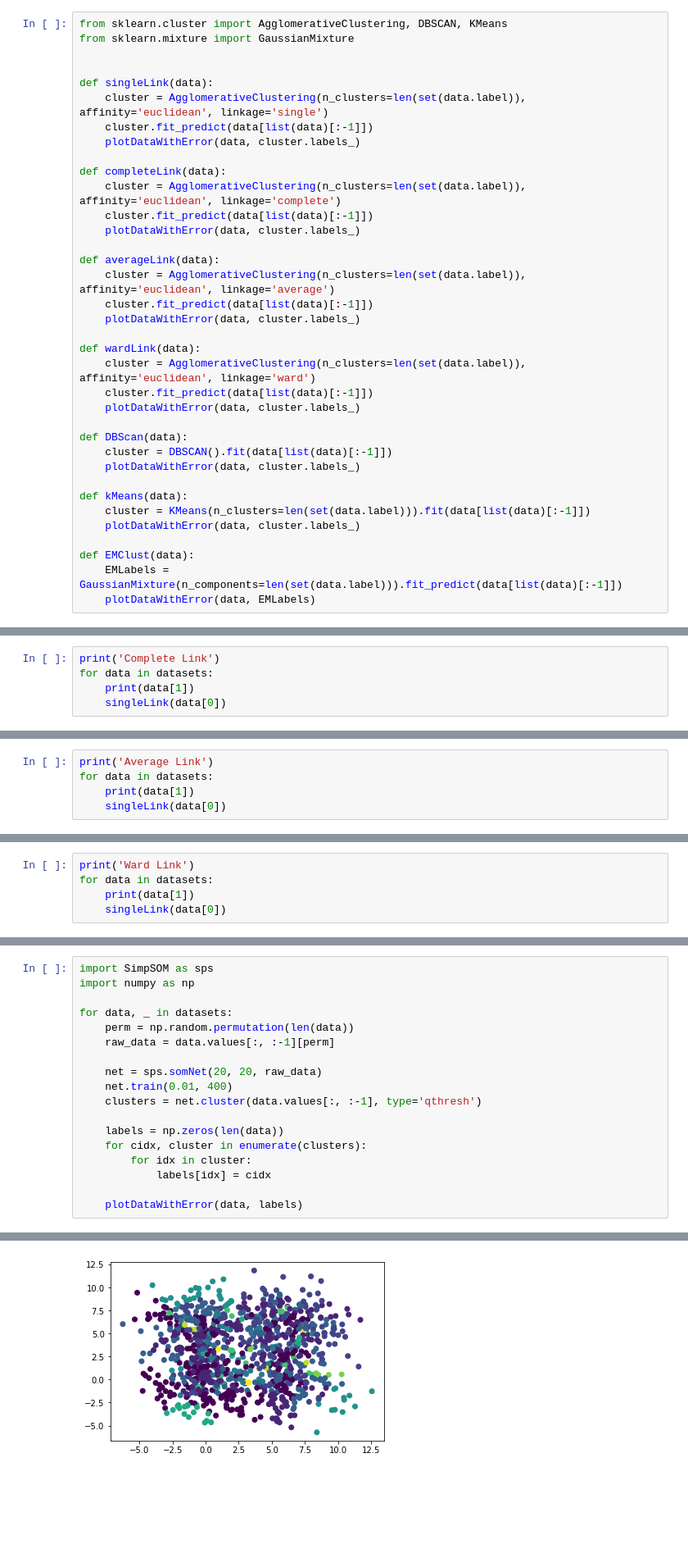
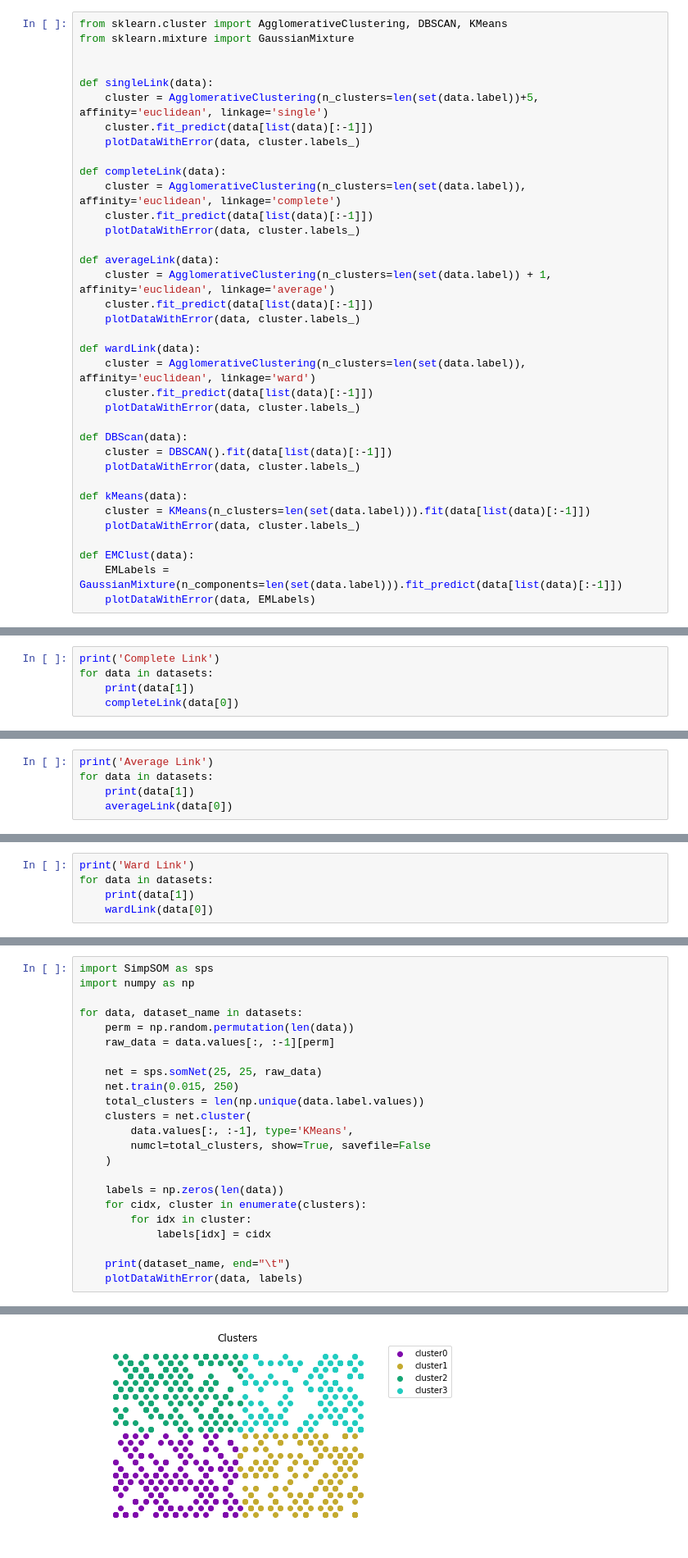
Before and after one commit to Djok216/DataMiningLaboratory, a Jupyter notebook: lab11/lab11.ipynb, the cells around one changed output, grey strips where cells are left out. Shown at 82% size. Saved outputs shown, nothing was run; the diff lists cells and outputs as text; blank space fills up the shorter version.

```diff
--- a/lab11/lab11.ipynb
+++ b/lab11/lab11.ipynb
@@ -67,7 +68,7 @@ from sklearn.mixture import GaussianMixture
 
 
 def singleLink(data):
-    cluster = AgglomerativeClustering(n_clusters=len(set(data.label)), affinity='euclidean', linkage='single')
+    cluster = AgglomerativeClustering(n_clusters=len(set(data.label))+5, affinity='euclidean', linkage='single')
     cluster.fit_predict(data[list(data)[:-1]])
     plotDataWithError(data, cluster.labels_)
 
@@ -77,7 +78,7 @@ def completeLink(data):
     plotDataWithError(data, cluster.labels_)
 
 def averageLink(data):
-    cluster = AgglomerativeClustering(n_clusters=len(set(data.label)), affinity='euclidean', linkage='average')
+    cluster = AgglomerativeClustering(n_clusters=len(set(data.label)) + 1, affinity='euclidean', linkage='average')
     cluster.fit_predict(data[list(data)[:-1]])
     plotDataWithError(data, cluster.labels_)
 
@@ -126,7 +127,7 @@ Error 0.4362:
 print('Complete Link')
 for data in datasets:
     print(data[1])
-    singleLink(data[0])
+    completeLink(data[0])
 # %% [output]
 Complete Link
 Square
@@ -151,7 +152,7 @@ Error 0.4362:
 print('Average Link')
 for data in datasets:
     print(data[1])
-    singleLink(data[0])
+    averageLink(data[0])
 # %% [output]
 Average Link
 Square
@@ -176,7 +177,7 @@ Error 0.4362:
 print('Ward Link')
 for data in datasets:
     print(data[1])
-    singleLink(data[0])
+    wardLink(data[0])
 # %% [output]
 Ward Link
 Square
@@ -276,19 +277,24 @@ Error 0.0961:
 import SimpSOM as sps
 import numpy as np
 
-for data, _ in datasets:
+for data, dataset_name in datasets:
     perm = np.random.permutation(len(data))
     raw_data = data.values[:, :-1][perm]
 
-    net = sps.somNet(20, 20, raw_data)
-    net.train(0.01, 400)
-    clusters = net.cluster(data.values[:, :-1], type='qthresh')
+    net = sps.somNet(25, 25, raw_data)
+    net.train(0.015, 250)
+    total_clusters = len(np.unique(data.label.values))
+    clusters = net.cluster(
+        data.values[:, :-1], type='KMeans',
+        numcl=total_clusters, show=True, savefile=False
+    )
 
     labels = np.zeros(len(data))
     for cidx, cluster in enumerate(clusters):
         for idx in cluster:
             labels[idx] = cidx
 
+    print(dataset_name, end="\t")
     plotDataWithError(data, labels)
 # %% [output]
 Periodic Boundary Conditions inactive.
@@ -298 +303 @@ Error 0.9692:
-[figure, old version]
+[figure, new version]
```
Also changed, not shown: parts of 9 cells of this notebook.
